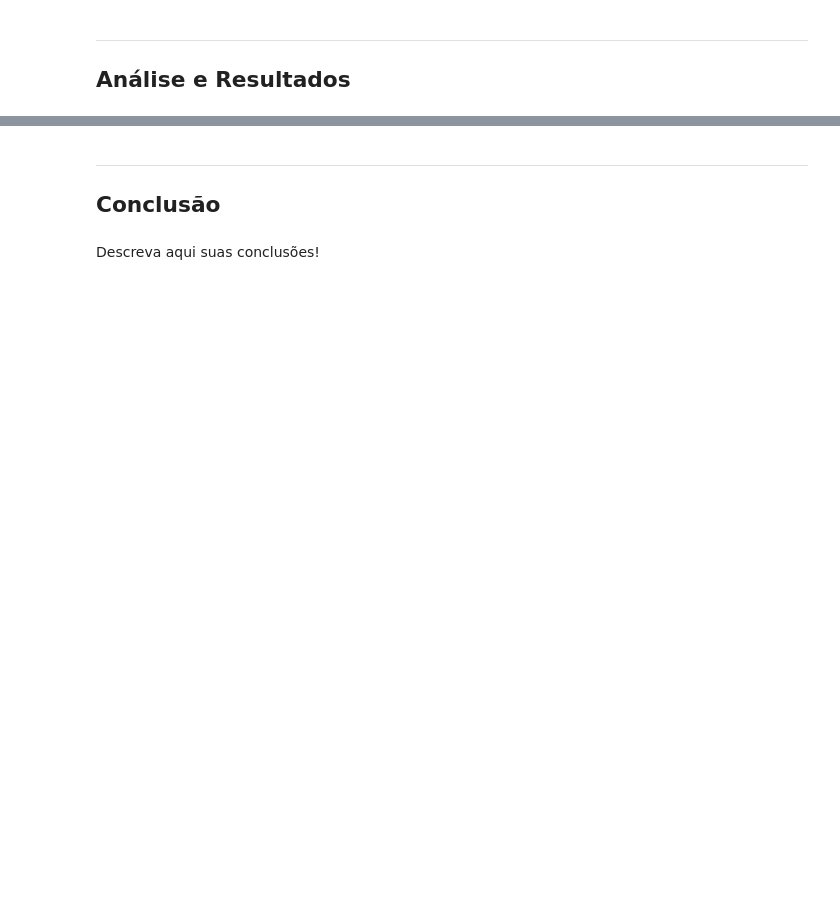
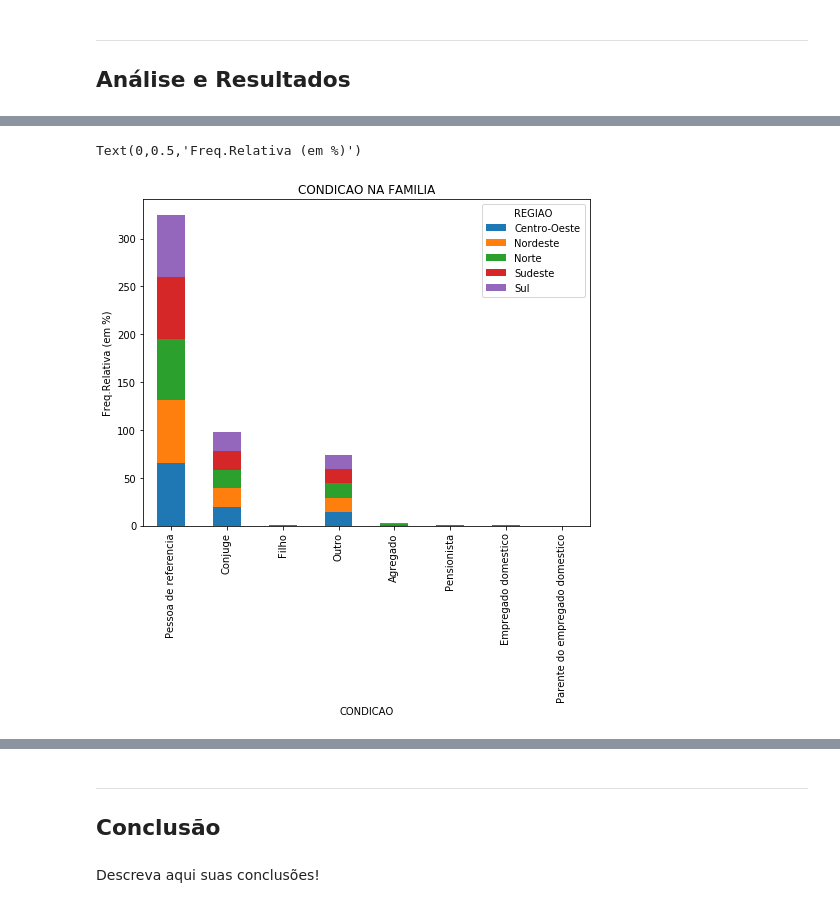
Before and after one commit to marianasabrantes/DP-P1, a Jupyter notebook: DP_P01_mariana.ipynb, the cells around one changed output, grey strips where cells are left out. Saved outputs shown, nothing was run; the diff lists cells and outputs as text; code cells hidden in the pictures; blank space fills up the shorter version.

```diff
--- a/DP_P01_mariana.ipynb
+++ b/DP_P01_mariana.ipynb
@@ -181,0 +218,3 @@ Text(0,0.5,'Freq.Relativa (em %)')
+# %%
+CT3 = pd.crosstab(P.REGIAO, P.CONDICAO, normalize = 'index')*100
+CT3
@@ -181,0 +229,6 @@ Text(0,0.5,'Freq.Relativa (em %)')
+# %%
+plot3 = CT3.T.plot(kind='bar',stacked=True, title='CONDICAO NA FAMILIA' ,figsize=(8,6))
+plt.ylabel('Freq.Relativa (em %)') #nao sei se é freq relativa
+# %% [output]
+Text(0,0.5,'Freq.Relativa (em %)')
+[figure, added]
```
Also changed, not shown: parts of 16 cells of this notebook.
